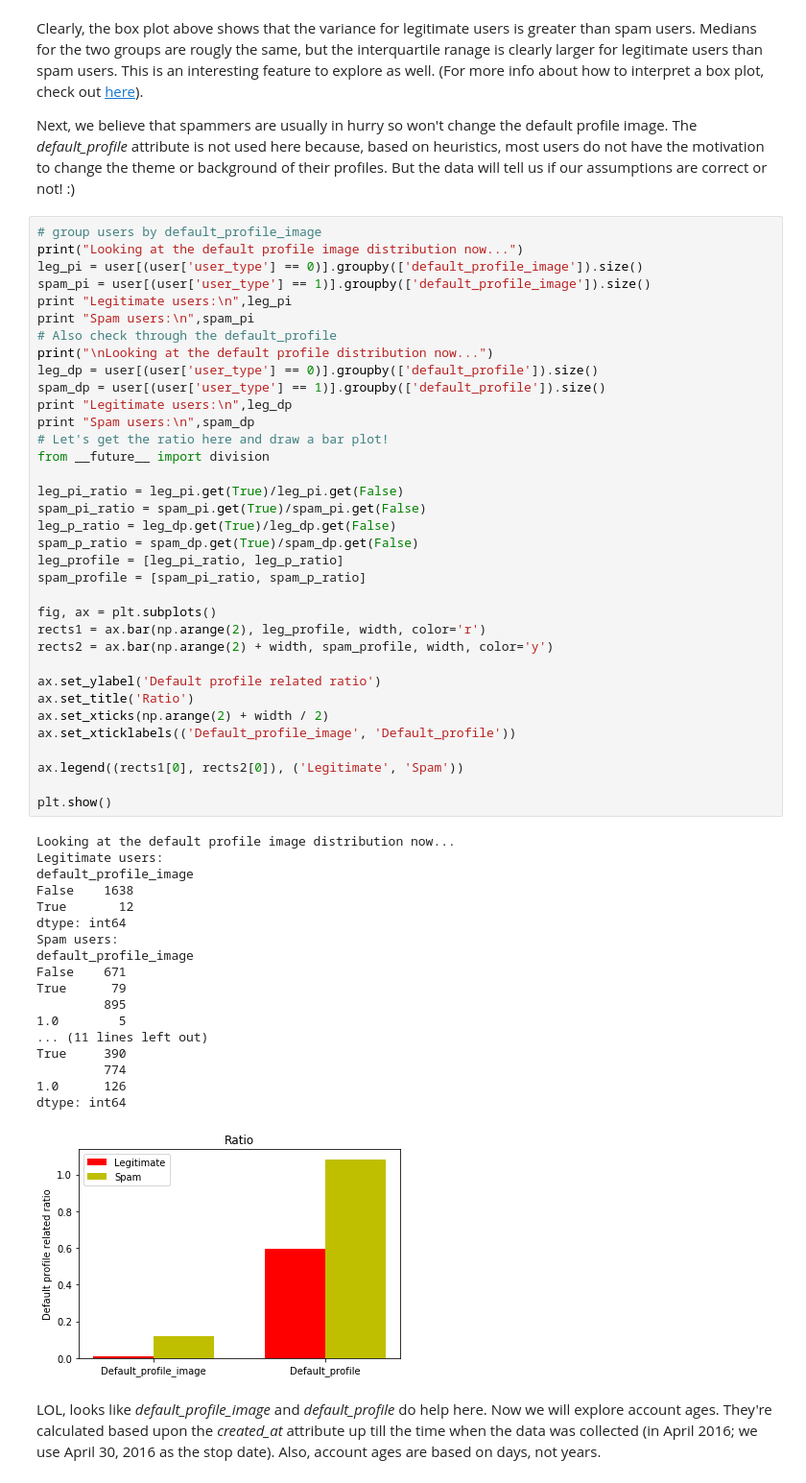
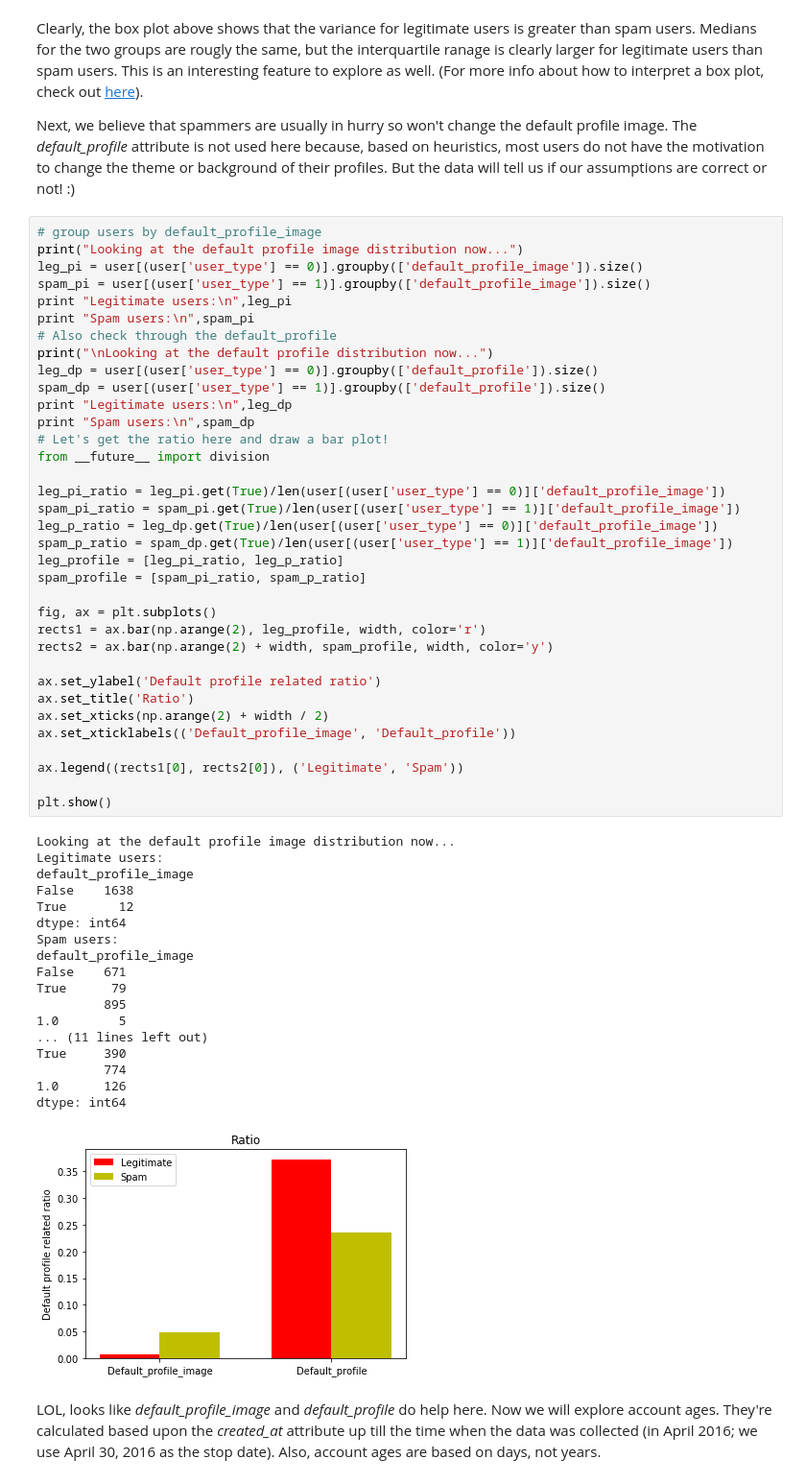
Before and after one commit to letheyue/TESLA-twitter-suspension-learning, a Jupyter notebook: data visualization/varol-RL.ipynb, the cells around one changed output. Shown at 96% size. Cells and saved outputs as stored; diff of their text form.

```diff
--- a/data visualization/varol-RL.ipynb
+++ b/data visualization/varol-RL.ipynb
@@ -208,44 +208,44 @@ print "Spam users:\n",spam_dp
 # Let's get the ratio here and draw a bar plot!
 from __future__ import division
 
-leg_pi_ratio = leg_pi.get(True)/leg_pi.get(False)
-spam_pi_ratio = spam_pi.get(True)/spam_pi.get(False)
-leg_p_ratio = leg_dp.get(True)/leg_dp.get(False)
-spam_p_ratio = spam_dp.get(True)/spam_dp.get(False)
+leg_pi_ratio = leg_pi.get(True)/len(user[(user['user_type'] == 0)]['default_profile_image'])
+spam_pi_ratio = spam_pi.get(True)/len(user[(user['user_type'] == 1)]['default_profile_image'])
+leg_p_ratio = leg_dp.get(True)/len(user[(user['user_type'] == 0)]['default_profile_image'])
+spam_p_ratio = spam_dp.get(True)/len(user[(user['user_type'] == 1)]['default_profile_image'])
 leg_profile = [leg_pi_ratio, leg_p_ratio]
 spam_profile = [spam_pi_ratio, spam_p_ratio]
 
 fig, ax = plt.subplots()
 rects1 = ax.bar(np.arange(2), leg_profile, width, color='r')
 rects2 = ax.bar(np.arange(2) + width, spam_profile, width, color='y')
 
 ax.set_ylabel('Default profile related ratio')
 ax.set_title('Ratio')
 ax.set_xticks(np.arange(2) + width / 2)
 ax.set_xticklabels(('Default_profile_image', 'Default_profile'))
 
 ax.legend((rects1[0], rects2[0]), ('Legitimate', 'Spam'))
 
 plt.show()
 # %% [output]
 Looking at the default profile image distribution now...
 Legitimate users:
 default_profile_image
 False    1638
 True       12
 dtype: int64
 Spam users:
 default_profile_image
 False    671
 True      79
          895
 1.0        5
 ... (11 lines left out)
 True     390
          774
 1.0      126
 dtype: int64
-[figure, old version]
+[figure, new version]
 # %% [markdown]
 LOL, looks like *default_profile_image* and *default_profile* do help here. Now we will explore account ages. They're calculated based upon the *created_at* attribute up till the time when the data was collected (in April 2016; we use April 30, 2016 as the stop date). Also, account ages are based on days, not years.
 # %%
```
Also changed, not shown: parts of 1 cell of this notebook.
